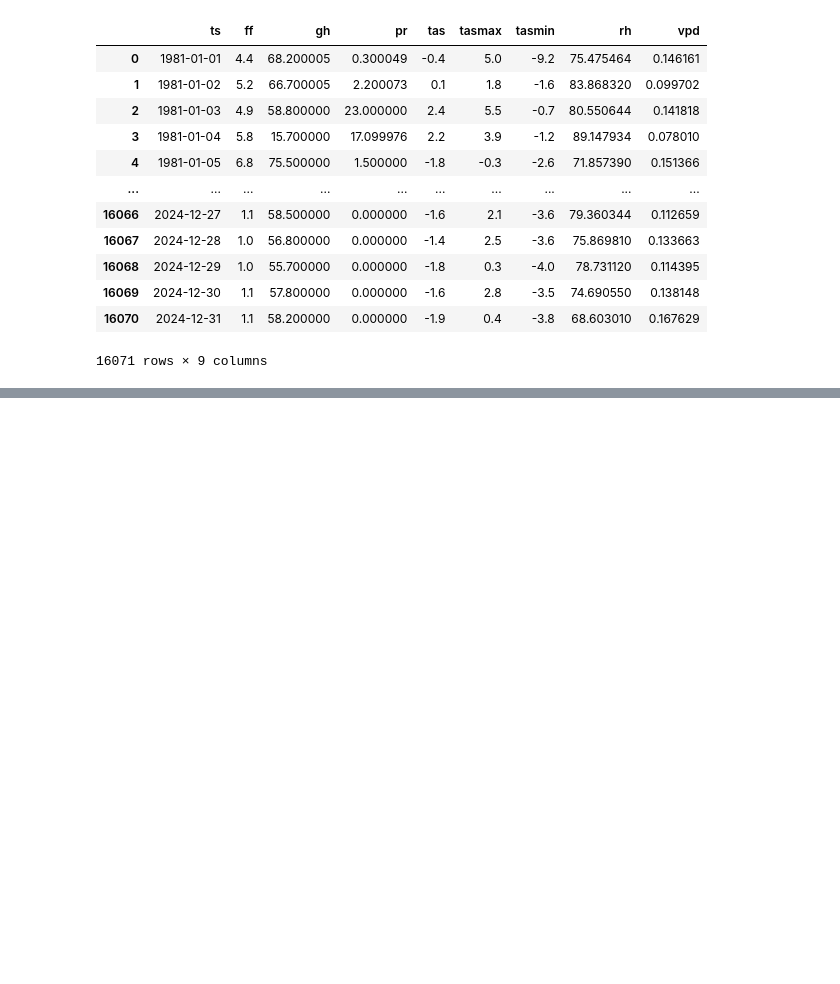
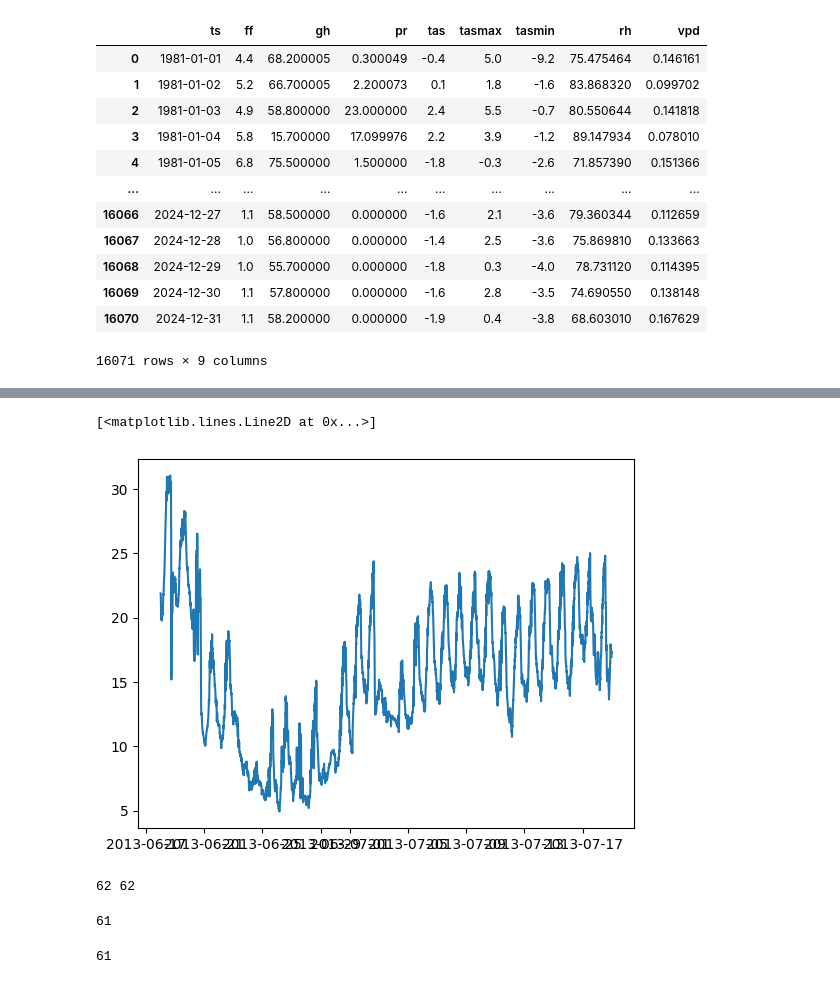
Before and after one commit to treenet/treenetai, a Jupyter notebook: pipeline/test_notebook.ipynb, the cells around one changed output, grey strips where cells are left out. Drawn from its saved outputs; the diff is of its cells as text; code cells hidden in the pictures; blank space fills up the shorter version.

```diff
--- a/pipeline/test_notebook.ipynb
+++ b/pipeline/test_notebook.ipynb
@@ -803,0 +892,2 @@ pd.read_csv('/storage/lukovic/Data/FORWARDS/treenet/server_data/meteo_data/site_
+# %%
+b = pd.read_feather('/storage/lukovic/Data/FORWARDS/treenet/server_data/processed/model_data/train_input_combination_24.ftr')
@@ -803,0 +910,5 @@ pd.read_csv('/storage/lukovic/Data/FORWARDS/treenet/server_data/meteo_data/site_
+# %%
+start_date = '2016-10-01 00:00:00+01:00'
+end_date = '2016-11-30 23:50:00+01:00'
+mask = (b['ts'] >= start_date) & (b['ts'] <= end_date)
+b[mask]
@@ -803,0 +929,59 @@ pd.read_csv('/storage/lukovic/Data/FORWARDS/treenet/server_data/meteo_data/site_
+# %%
+plt.plot(c[mask].ts, c[mask].temp_treenet)
+# %% [output]
+[<matplotlib.lines.Line2D at 0x...>]
+[figure, added]
+# %%
+import datetime
+import pandas as pd
+
+length_in_days = 30
+stride = 10
+
+segment_length = length_in_days * 24  # Note: converts the segment length from days to time-samps
+stride_length = stride * 24
+
+data_path = "/storage/lukovic/Data/FORWARDS/treenet/server_data/"
+input_signal = pd.read_feather(data_path + "processed/model_data/train_input_combination_24.ftr").dropna()
+output_signal = pd.read_feather(data_path + "processed/model_data/train_output_combination_24.ftr").dropna()
+
+max_length = len(output_signal)
+input_temp = []
+output_temp = []
+idx_change = 1
+idx = 0
+
+input_times = pd.DatetimeIndex(input_signal['ts'])
+output_times = pd.DatetimeIndex(output_signal['ts'])
+
+while (idx + segment_length) < max_length:
+    start_time = output_signal.iloc[idx]['ts']
+    stop_time = output_signal.iloc[segment_length + idx]['ts']
+    if stop_time - start_time == datetime.timedelta(days=length_in_days):
+        # Determine if the start and stop times of the output segment exist in the input signal
+        if (start_time in input_times) and (stop_time in input_times):
+            index_a = input_signal[input_signal['ts']==start_time].index.values[0] # start of input segment
+            index_b = input_signal[input_signal['ts']==stop_time].index.values[0] # stop of input segment
+            if input_signal.index.get_loc(index_b)-input_signal.index.get_loc(index_a) == segment_length*6: # check whether the segment is of the right size, otherwise there are holes in it.
+                input_temp.append(input_signal.loc[index_a:index_b-1])
+                output_temp.append(output_signal.iloc[idx:idx + segment_length])
+                idx_change = stride_length
+                #display(input_signal.loc[index_a:index_b-1])
+                #display(output_signal.iloc[idx:idx + segment_length])
+            else:
+                idx_change = 1
+        else: idx_change = 1
+    else: idx_change = 1
+    idx += idx_change
+
+print(len(input_temp), len(output_temp))
+# %% [output]
+62 62
+# %%
+len(output_temp)
+# %% [output]
+61
+# %%
+len(input_temp)
+# %% [output]
+61
```
Also changed, not shown: parts of 16 cells of this notebook, 5 other files.
